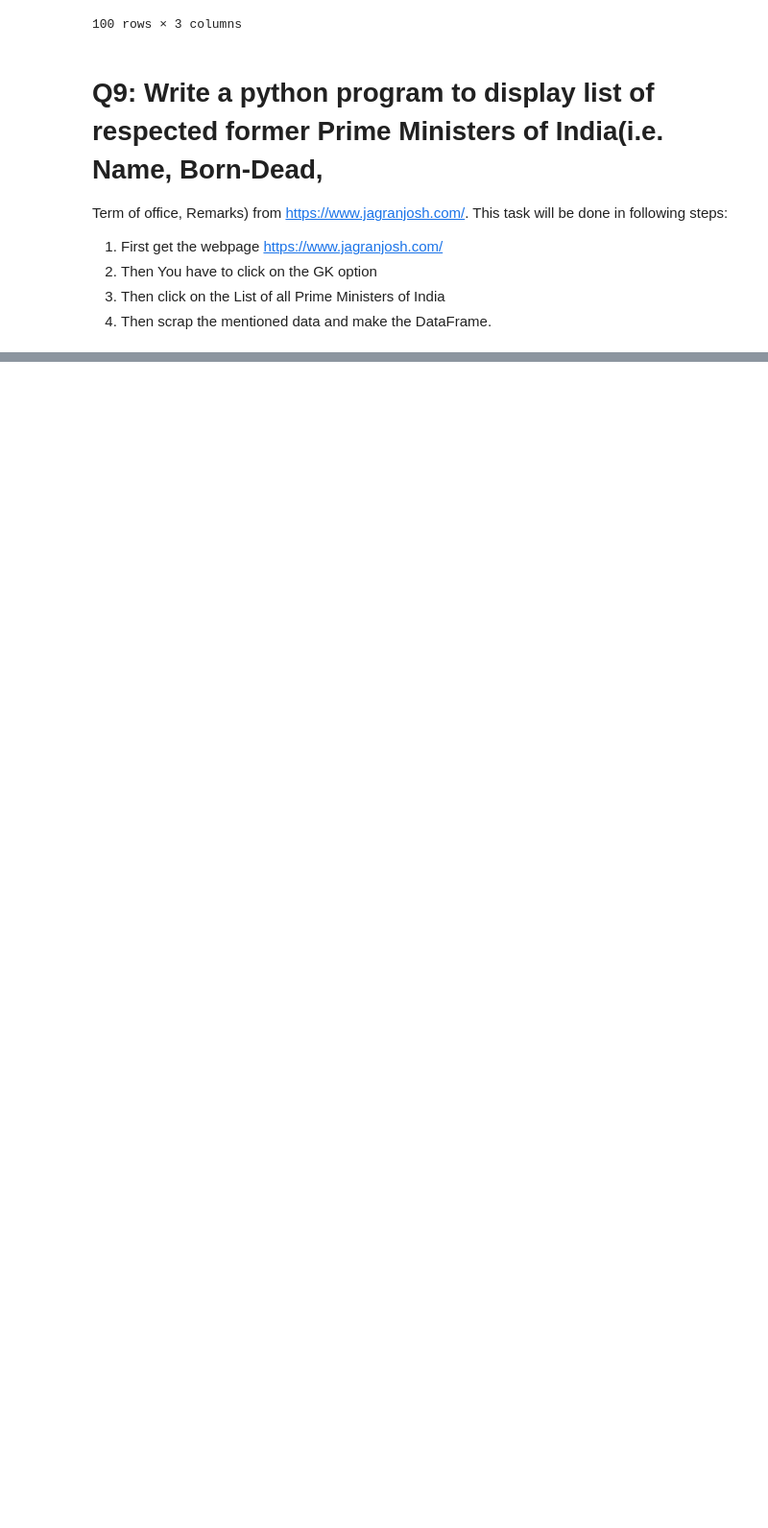
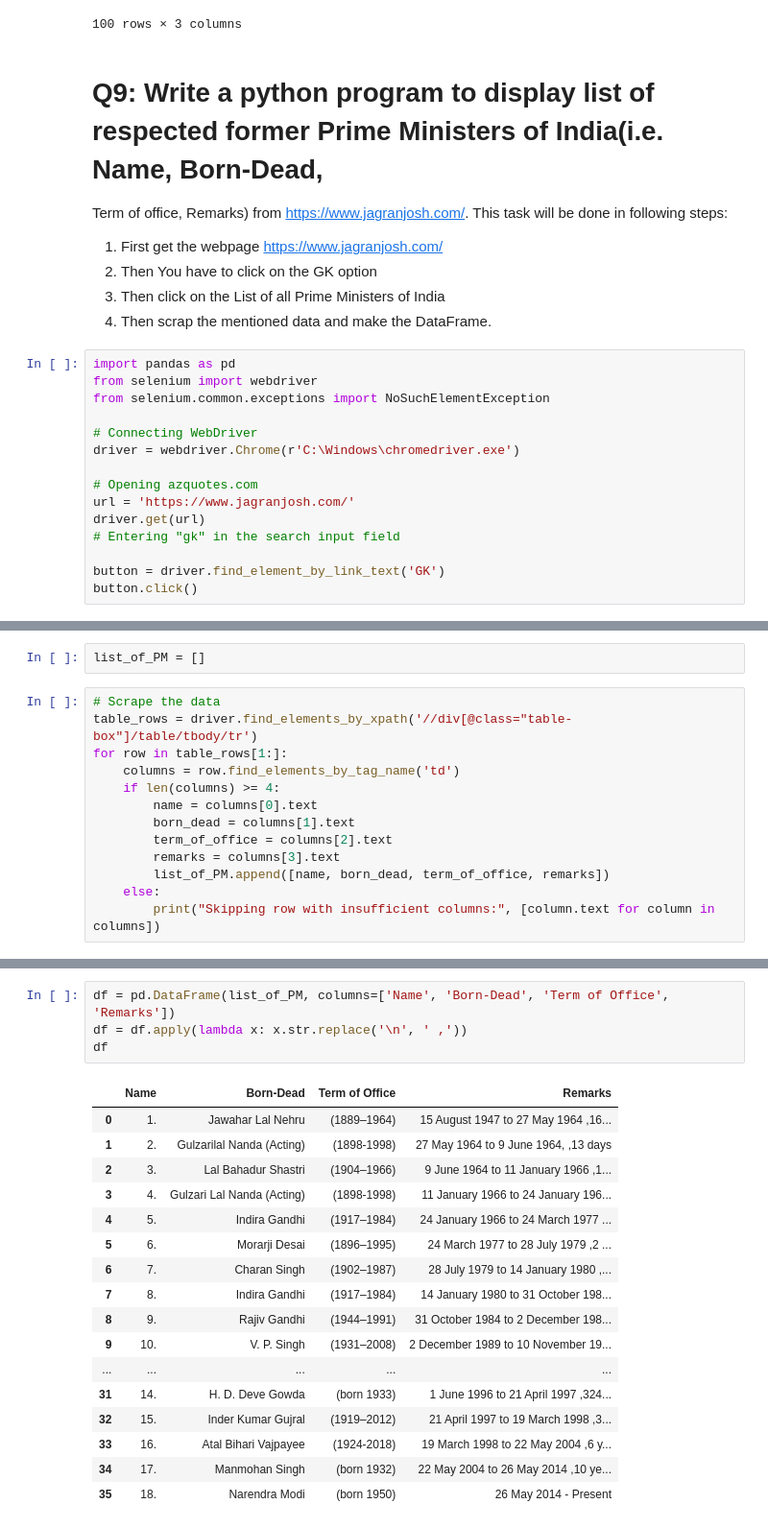
Before and after one commit to Nirajmishradatascience/Selenum, a Jupyter notebook: Webscrapping Selenium-assignment .ipynb, the cells around one changed output, grey strips where cells are left out. Shown at 96% size. Saved outputs shown, nothing was run; the diff lists cells and outputs as text; blank space fills up the shorter version.

Commit message:
Webscrapping Selenium-assignment
Webscrapping Selenium-assignment

```diff
--- a/Webscrapping Selenium-assignment .ipynb
+++ b/Webscrapping Selenium-assignment .ipynb
@@ -760,3 +760,18 @@ This task will be done in following steps:
 2. Then You have to click on the GK option
 3. Then click on the List of all Prime Ministers of India
 4. Then scrap the mentioned data and make the DataFrame.
+# %%
+import pandas as pd
+from selenium import webdriver
+from selenium.common.exceptions import NoSuchElementException
+
+# Connecting WebDriver
+driver = webdriver.Chrome(r'C:\Windows\chromedriver.exe')
+
+# Opening azquotes.com
+url = 'https://www.jagranjosh.com/'
+driver.get(url)
+# Entering "gk" in the search input field
+
+button = driver.find_element_by_link_text('GK')
+button.click()
@@ -762,0 +782,15 @@ This task will be done in following steps:
+# %%
+list_of_PM = []
+# %%
+# Scrape the data
+table_rows = driver.find_elements_by_xpath('//div[@class="table-box"]/table/tbody/tr')
+for row in table_rows[1:]:
+    columns = row.find_elements_by_tag_name('td')
+    if len(columns) >= 4:
+        name = columns[0].text
+        born_dead = columns[1].text
+        term_of_office = columns[2].text
+        remarks = columns[3].text
+        list_of_PM.append([name, born_dead, term_of_office, remarks])
+    else:
+        print("Skipping row with insufficient columns:", [column.text for column in columns])
@@ -762,0 +800,22 @@ This task will be done in following steps:
+# %%
+df = pd.DataFrame(list_of_PM, columns=['Name', 'Born-Dead', 'Term of Office', 'Remarks'])
+df = df.apply(lambda x: x.str.replace('\n', ' ,'))
+df
+# %% [output]
+|  | Name | Born-Dead | Term of Office | Remarks |
+| 0 | 1. | Jawahar Lal Nehru | (1889–1964) | 15 August 1947 to 27 May 1964 ,16... |
+| 1 | 2. | Gulzarilal Nanda (Acting) | (1898-1998) | 27 May 1964 to 9 June 1964, ,13 days |
+| 2 | 3. | Lal Bahadur Shastri | (1904–1966) | 9 June 1964 to 11 January 1966 ,1... |
+| 3 | 4. | Gulzari Lal Nanda (Acting) | (1898-1998) | 11 January 1966 to 24 January 196... |
+| 4 | 5. | Indira Gandhi | (1917–1984) | 24 January 1966 to 24 March 1977 ... |
+| 5 | 6. | Morarji Desai | (1896–1995) | 24 March 1977 to 28 July 1979 ,2 ... |
+| 6 | 7. | Charan Singh | (1902–1987) | 28 July 1979 to 14 January 1980 ,... |
+| 7 | 8. | Indira Gandhi | (1917–1984) | 14 January 1980 to 31 October 198... |
+| 8 | 9. | Rajiv Gandhi | (1944–1991) | 31 October 1984 to 2 December 198... |
+| 9 | 10. | V. P. Singh | (1931–2008) | 2 December 1989 to 10 November 19... |
+| ... | ... | ... | ... | ... |
+| 31 | 14. | H. D. Deve Gowda | (born 1933) | 1 June 1996 to 21 April 1997 ,324... |
+| 32 | 15. | Inder Kumar Gujral | (1919–2012) | 21 April 1997 to 19 March 1998 ,3... |
+| 33 | 16. | Atal Bihari Vajpayee | (1924-2018) | 19 March 1998 to 22 May 2004 ,6 y... |
+| 34 | 17. | Manmohan Singh | (born 1932) | 22 May 2004 to 26 May 2014 ,10 ye... |
+| 35 | 18. | Narendra Modi | (born 1950) | 26 May 2014 - Present |
```
Also changed, not shown: parts of 10 cells of this notebook.
